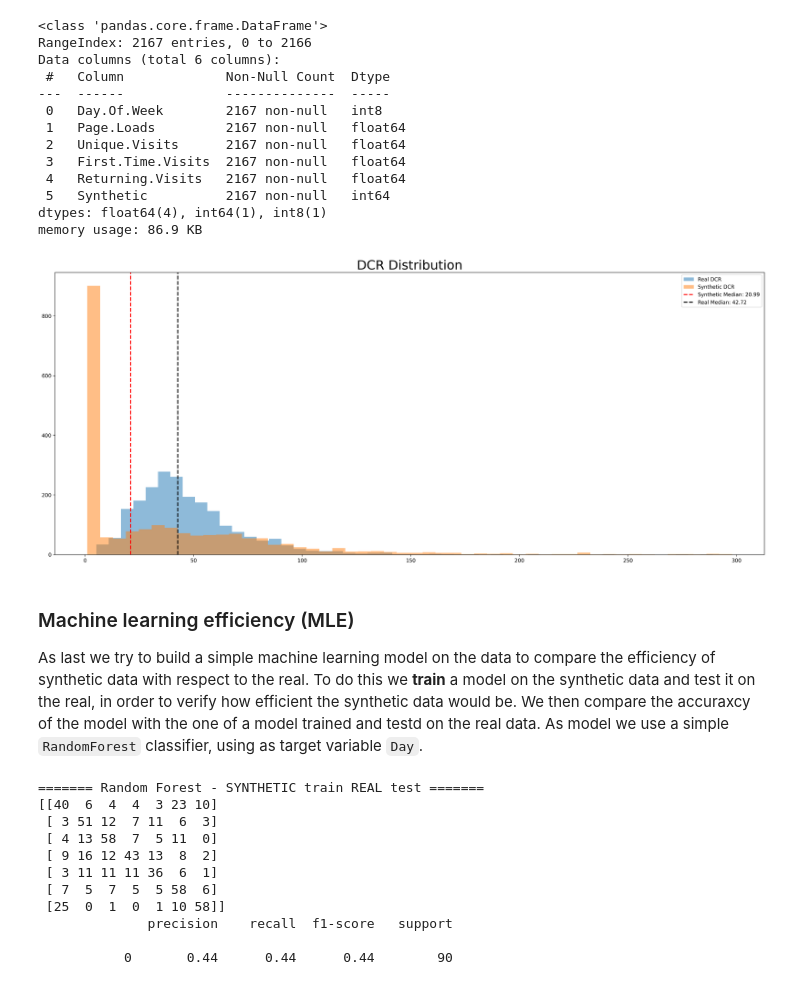
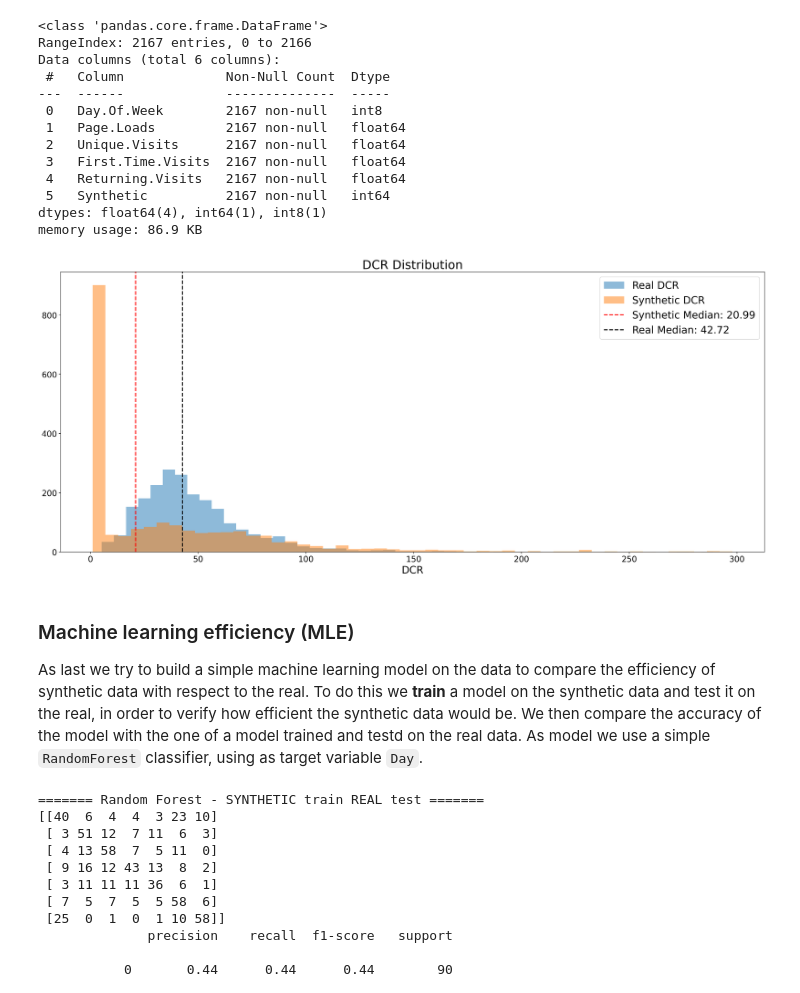
Before and after one commit to eruoppolo/PML-Deep_UNITS24, a Jupyter notebook: original_framework/web_original.ipynb, the cells around one changed output. Saved outputs shown, nothing was run; the diff lists cells and outputs as text; code cells hidden in the pictures.

```diff
--- a/original_framework/web_original.ipynb
+++ b/original_framework/web_original.ipynb
@@ -566,28 +568,34 @@ real_dcr_o, synthetic_dcr_o = compute_dcr_optimized(df_F, df_S)
 # %%
 selected_values = synthetic_dcr_o[synthetic_dcr_o < 300]
 sv = real_dcr_o[real_dcr_o < 300]
 synth_median = np.median(selected_values)
 real_median = np.median(sv)
 
 plt.figure(figsize=(25, 10), dpi=300)
 
-plt.title('DCR Distribution', fontsize=25)
+plt.title('DCR Distribution', fontsize=24)
 
 plt.hist(sv, bins = 50 ,alpha=0.5, label='Real DCR')
 plt.hist(selected_values, bins = 50 ,alpha=0.5, label='Synthetic DCR')
 
 plt.axvline(synth_median, color='red', linestyle='dashed', linewidth=2, label=f'Synthetic Median: {synth_median:.2f}')
 plt.axvline(real_median, color='black', linestyle='dashed', linewidth=2, label=f'Real Median: {real_median:.2f}')
 
-plt.legend()
+plt.legend(fontsize=20)
+plt.xlabel('DCR', fontsize=20)
+
+plt.xticks(fontsize=16)
+plt.yticks(fontsize=16)
+
+plt.savefig('../images/DCR_or.png')
 
 plt.show()
 # %% [output]
-[figure, old version]
+[figure, new version]
 # %% [markdown]
 ### Machine learning efficiency (MLE)
 
-As last we try to build a simple machine learning model on the data to compare the efficiency of synthetic data with respect to the real. To do this we **train** a model on the synthetic data and test it on the real, in order to verify how efficient the synthetic data would be. We then compare the accuraxcy of the model with the one of a model trained and testd on the real data. As model we use a simple ``RandomForest`` classifier, using as target variable ``Day``.
+As last we try to build a simple machine learning model on the data to compare the efficiency of synthetic data with respect to the real. To do this we **train** a model on the synthetic data and test it on the real, in order to verify how efficient the synthetic data would be. We then compare the accuracy of the model with the one of a model trained and testd on the real data. As model we use a simple ``RandomForest`` classifier, using as target variable ``Day``.
 # %%
 seed = 12
 
```
Also changed, not shown: parts of 2 cells of this notebook, 18 other files.
